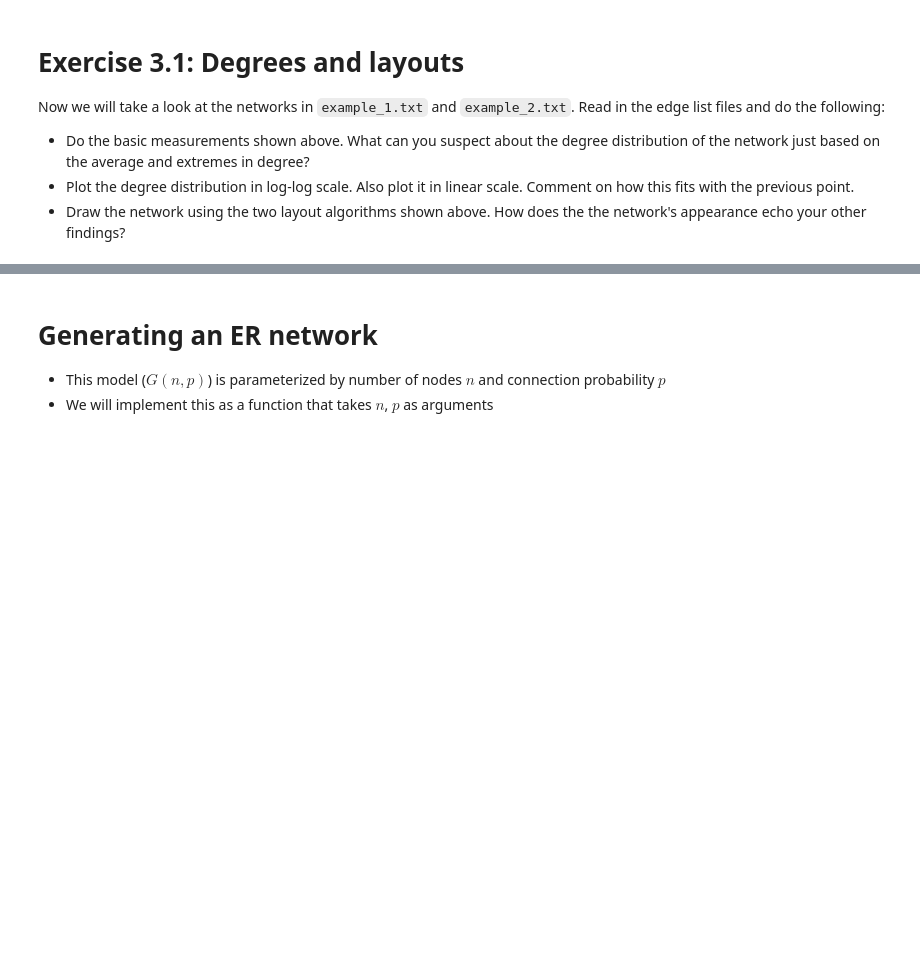
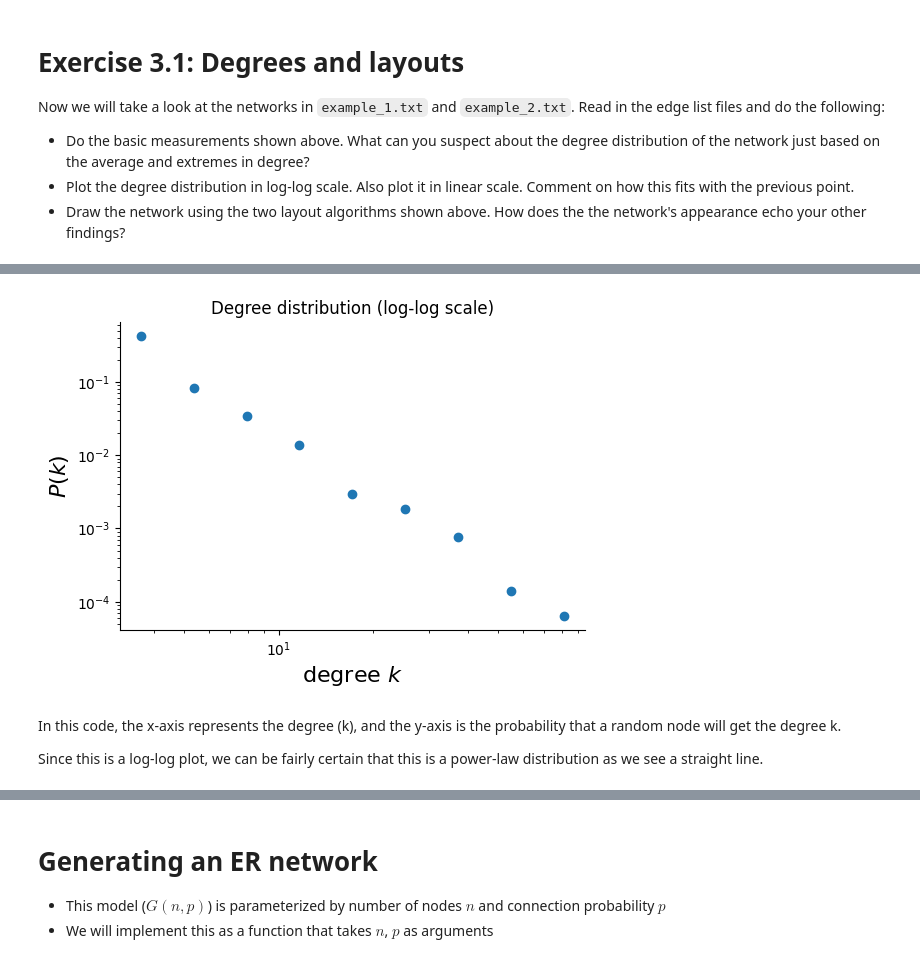
Before and after one commit to derekatab/Data-Mining---Network-Analysis, a Jupyter notebook: networkx-W3L5.ipynb, the cells around one changed output, grey strips where cells are left out. Saved outputs shown, nothing was run; the diff lists cells and outputs as text; code cells hidden in the pictures; blank space fills up the shorter version.

```diff
--- a/networkx-W3L5.ipynb
+++ b/networkx-W3L5.ipynb
@@ -422,0 +454,8 @@ list files and do the following:
+# %%
+degrees = [example_1.degree(node) for node in example_1] # an array of degrees for every node in order
+
+min_degree = min(degrees)
+max_degree = max(degrees)
+
+print("Minimum degree: ", min_degree)
+print("Maximum degree: ", max_degree)
@@ -422,0 +473,42 @@ list files and do the following:
+# %%
+# Plot the degree distribution in log-log scale
+
+# Get 10 logarithmically spaced bins between max and min degree
+bin_edges = np.logspace(np.log10(min_degree), np.log10(max_degree), num=10)
+
+# separate the data into these bines
+
+density, _ = np.histogram(degrees, bins=bin_edges, density=True) # density=True normalizes the histogram
+# %%
+# plot
+
+fig = plt.figure(figsize=(6,4))
+
+# Assign a midpoint (10) (in log space) to each bin
+log_be = np.log10(bin_edges)
+x = 10**((log_be[1:] + log_be[:-1])/2)
+
+plt.loglog(x, density, marker='o', linestyle='none')
+plt.xlabel(r"degree $k$", fontsize=16)
+plt.ylabel(r"$P(k)$", fontsize=16)
+
+# remove right and top bounadires for aesthetics
+ax = plt.gca() # this just gets the current axis
+
+# ax.spines is a dictionary
+ax.spines['right'].set_visible(False)
+ax.spines['top'].set_visible(False)
+ax.yaxis.set_ticks_position('left')
+ax.xaxis.set_ticks_position('bottom')
+
+# add title
+plt.title("Degree distribution (log-log scale)")
+
+# plot
+plt.show()
+# %% [output]
+[figure, added]
+# %% [markdown]
+In this code, the x-axis represents the degree (k), and the y-axis is the probability that a random node will get the degree k.
+
+Since this is a log-log plot, we can be fairly certain that this is a power-law distribution as we see a straight line.
```
Also changed, not shown: parts of 27 cells of this notebook, 4 other files.
